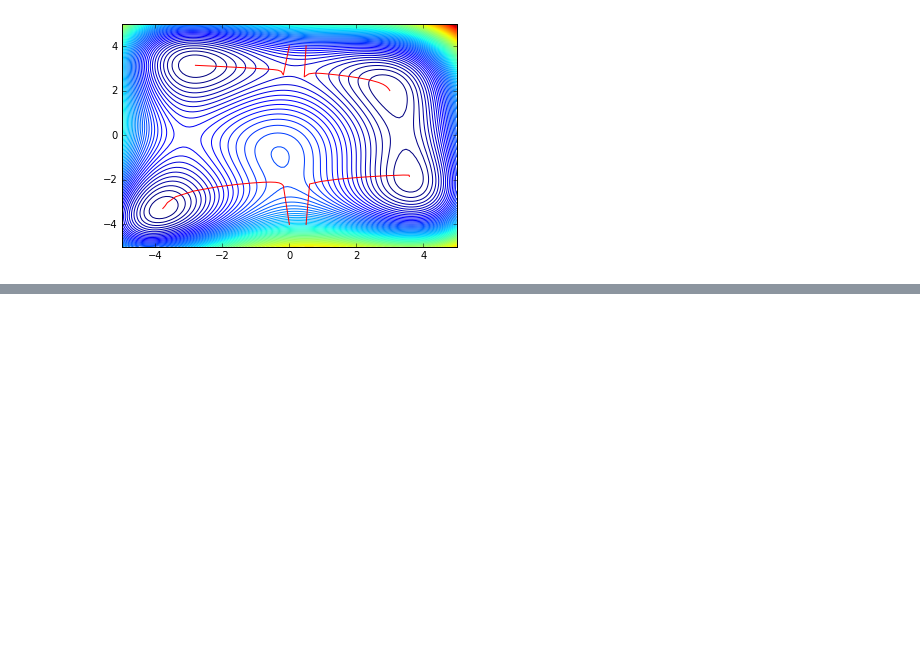
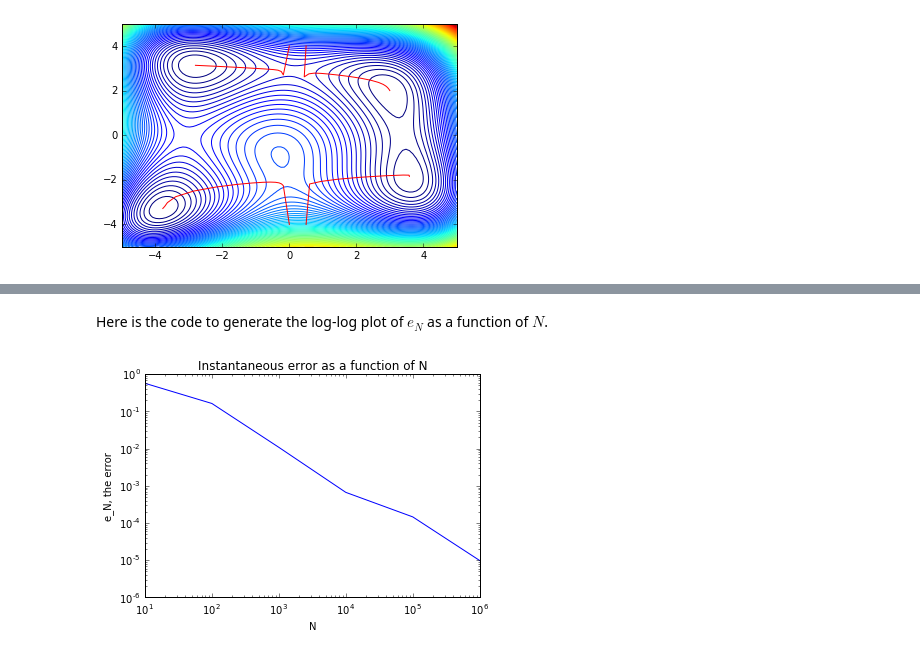
Before and after one commit to lesterfan/ML-for-Engineers, a Jupyter notebook: Jupyter Exercise 3.ipynb, the cells around one changed output, grey strips where cells are left out. Drawn from its saved outputs; the diff is of its cells as text; code cells hidden in the pictures; blank space fills up the shorter version.

```diff
--- a/Jupyter Exercise 3.ipynb
+++ b/Jupyter Exercise 3.ipynb
@@ -10,9 +10,9 @@ class GradientDescender(object):
     """
     def __init__(self, delta, numIters, thresh):
         """
-        delta = step size to compute numerical gradient
-        numIters = number of iterations to run gradient descent
-        thresh = The threshold for the length of the norm to be under for gradient
+        delta : step size to compute numerical gradient
+        numIters : number of iterations to run gradient descent
+        thresh : The threshold for the length of the norm to be under for gradient
                  descent to stop.
         self.prevPath will always contain the points visited on the path of the
         most recent gradient descent. Not the best design decision, but does the
@@ -25,6 +25,8 @@ class GradientDescender(object):
 
     def gradient(self, f, x):
         """
+        f : function with len(x) arguments
+        x : array representing the point at which to take the gradient
         Computes numerically the gradient of f at x by calculating the slope from x
         to x + self.delta. Assumes the input is valid,
         e.g. len(x) == the number of arguments that f takes in.
@@ -39,12 +41,16 @@ class GradientDescender(object):
 
     def norm(self, x):
         """
+        x : array of numbers
         Computes a Euclidean norm of x.
         """
         return math.sqrt(sum( [x[i]**2 for i in range(len(x))] ))
 
     def gradientDescent(self, f, x, gamma):
         """
+        f : function with len(x) arguments
+        x : array representing the point at which to start the gradient descent
+        gamma : step size for the gradient descent.
         Performs a gradient descent on f starting at x with the given gamma.
         Keeps stepping until we reach self.numIters steps, which at that point
         returns failure. Return success if the norm of the gradient is <= self.thresh.
@@ -62,7 +68,6 @@ class GradientDescender(object):
                 xRes[i] -= gamma * grad[i]
         return -1, xRes
 
-f = lambda w1, w2: ( (w1**2 + w2 - 11)**2 + (w1 + w2**2 - 7)**2 )
 gradientDelta = 0.000001; numIters = 10000; thresh = 10**(-12)
 gradDescender = GradientDescender(gradientDelta, numIters, thresh)
 # %% [markdown]
@@ -166,0 +177,21 @@ Need to finish later!
+# %%
+from scipy.stats import multivariate_normal
+import numpy as np
+
+numElems = 5
+meanVector = [-1, 0, 4, 1, 0.5]
+covariance = 2 * np.identity(numElems)
+distribution = multivariate_normal(meanVector, covariance)
+meanEstimates = []
+instaErrors = []
+
+for j in range(1, 7):
+    N = 10 ** j
+    X = [distribution.rvs() for _ in range(N)]
+    meanEstimate = [0 for _ in range(numElems)]
+    for i in range(numElems):
+        meanEstimate[i] = float(sum([X[n][i] for n in range(N)])) / N
+    instaError = np.square(np.linalg.norm(np.array(meanEstimate) - np.array(meanVector)))
+    meanEstimates.append(meanEstimate)
+    instaErrors.append(instaError)
+    print "N = {}, meanEstimate = {}, instant. error = {}".format(N, meanEstimate, instaError)
@@ -166,0 +205,11 @@ Need to finish later!
+# %% [markdown]
+Here is the code to generate the log-log plot of $e_N$ as a function of $N$.
+# %%
+import matplotlib.pyplot as plt
+plt.loglog([10 ** j for j in range(1, 7)], instaErrors)
+plt.title("Instantaneous error as a function of N")
+plt.ylabel("e_N, the error")
+plt.xlabel("N")
+plt.show()
+# %% [output]
+[figure, added]
```
Also changed, not shown: parts of 13 cells of this notebook.
